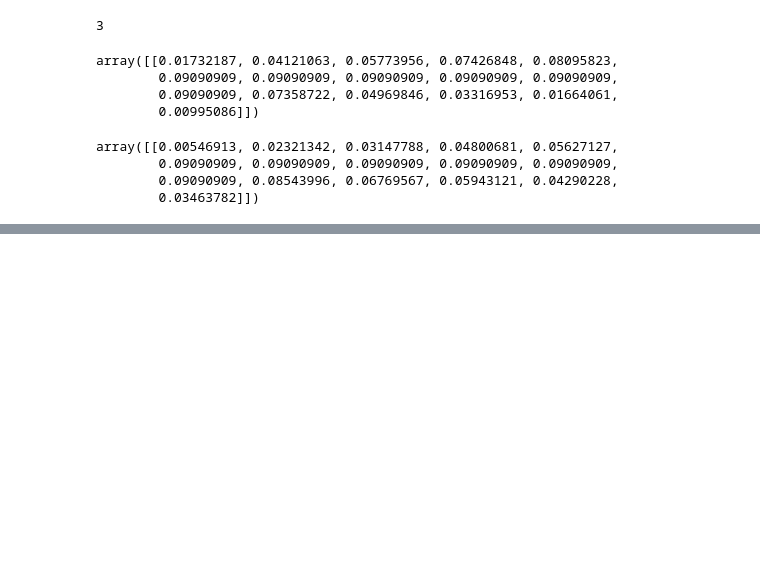
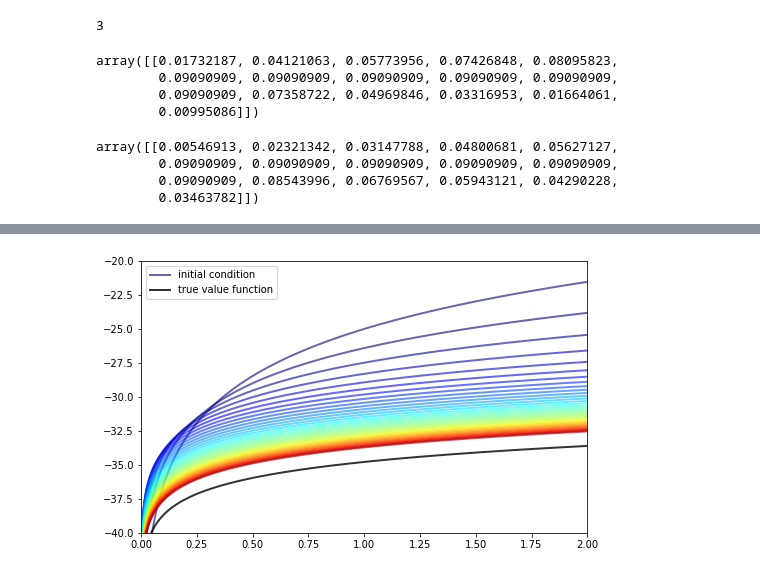
Before and after one commit to PanPip/QuantEcon_Tasks, a Jupyter notebook: Dynamic_programming.ipynb, the cells around one changed output, grey strips where cells are left out. Saved outputs shown, nothing was run; the diff lists cells and outputs as text; code cells hidden in the pictures; blank space fills up the shorter version.

```diff
--- a/Dynamic_programming.ipynb
+++ b/Dynamic_programming.ipynb
@@ -2850,0 +2958,5 @@ ddp = qe.markov.DiscreteDP(R, Q, β, s_indices, a_indices)
+# %%
+ddp.epsilon = 1e-4
+ddp.max_iter = 500
+res1 = ddp.solve(method='value_iteration')
+res1.num_iter
@@ -2850,0 +2982,18 @@ ddp = qe.markov.DiscreteDP(R, Q, β, s_indices, a_indices)
+# %%
+w = 5 * np.log(grid) - 25  # Initial condition
+n = 35
+fig, ax = plt.subplots(figsize=(8,5))
+ax.set_ylim(-40, -20)
+ax.set_xlim(np.min(grid), np.max(grid))
+lb = 'initial condition'
+ax.plot(grid, w, color=plt.cm.jet(0), lw=2, alpha=0.6, label=lb)
+for i in range(n):
+    w = ddp.bellman_operator(w)
+    ax.plot(grid, w, color=plt.cm.jet(i / n), lw=2, alpha=0.6)
+lb = 'true value function'
+ax.plot(grid, v_star(grid), 'k-', lw=2, alpha=0.8, label=lb)
+ax.legend(loc='upper left')
+
+plt.show()
+# %% [output]
+[figure, added]
```
Also changed, not shown: parts of 23 cells of this notebook.
